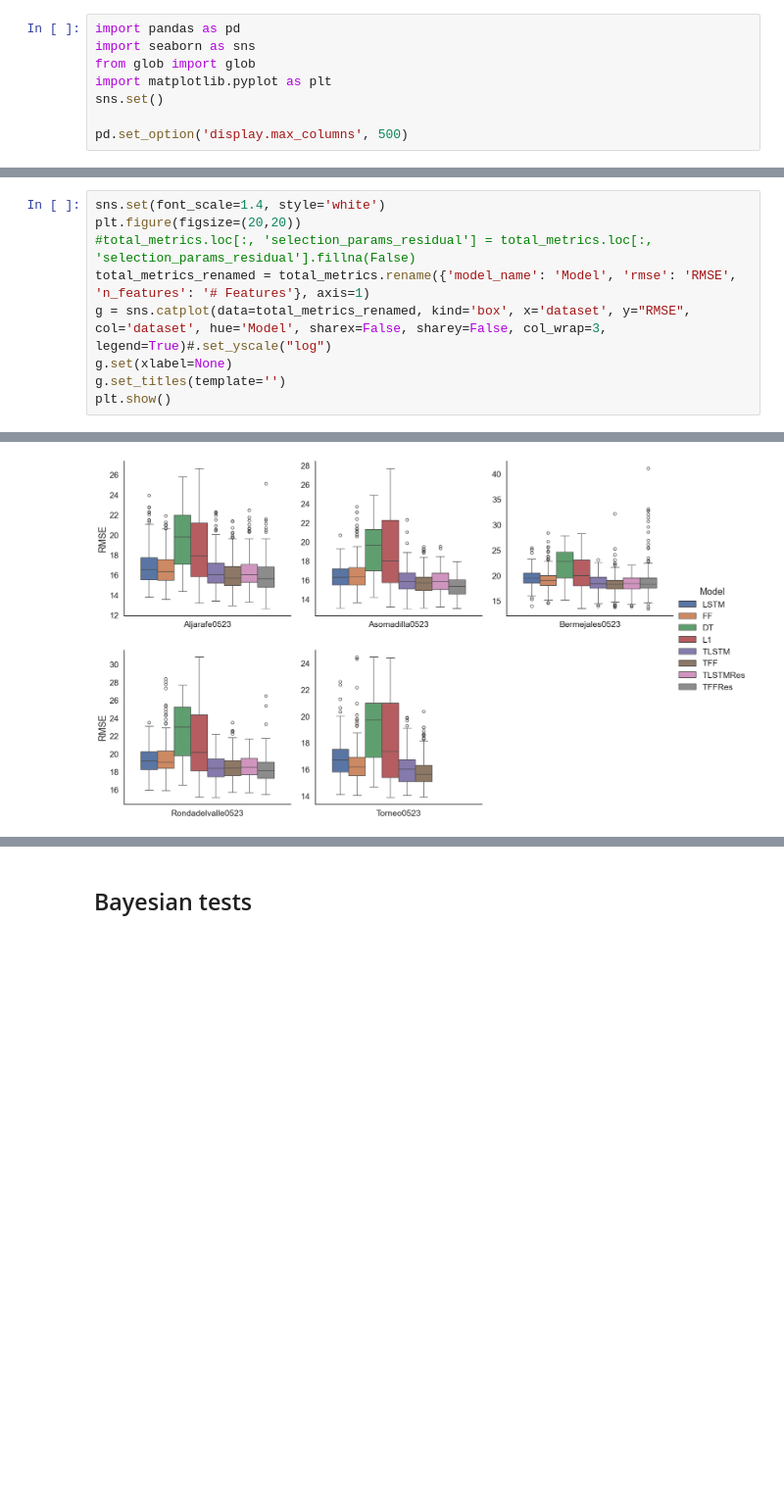
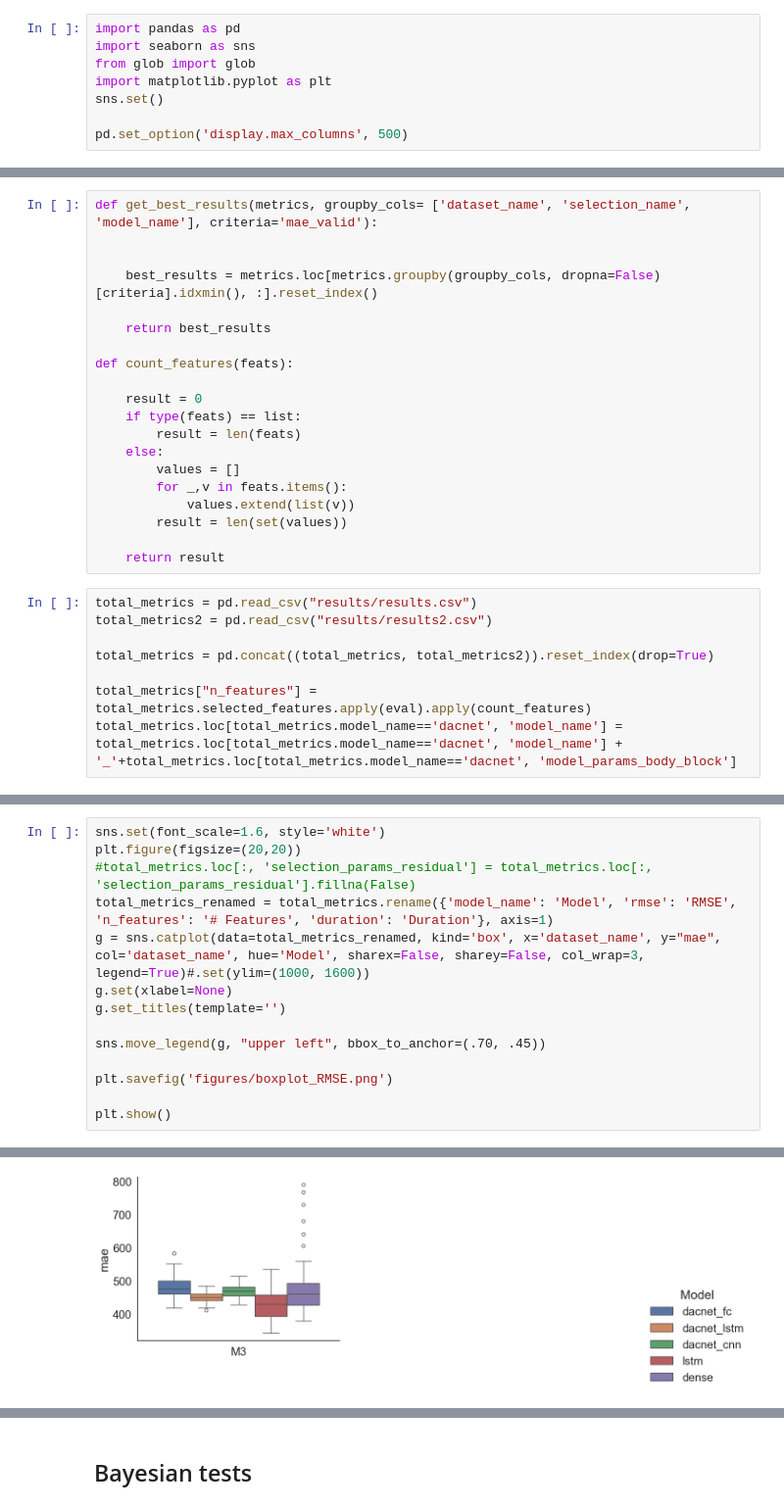
Before and after one commit to manjimnav/ResSelNet, a Jupyter notebook: analysis.ipynb, the cells around one changed output, grey strips where cells are left out. Shown at 98% size. Saved outputs shown, nothing was run; the diff lists cells and outputs as text; blank space fills up the shorter version.

Commit message:
Integrated dacnet

```diff
--- a/analysis.ipynb
+++ b/analysis.ipynb
@@ -66,0 +9,28 @@ best_results.groupby(['dataset', 'model_name', 'dataset_params_test_year'], drop
+# %%
+def get_best_results(metrics, groupby_cols= ['dataset_name', 'selection_name', 'model_name'], criteria='mae_valid'):
+
+
+    best_results = metrics.loc[metrics.groupby(groupby_cols, dropna=False)[criteria].idxmin(), :].reset_index()
+
+    return best_results
+
+def count_features(feats):
+
+    result = 0
+    if type(feats) == list:
+        result = len(feats)
+    else:
+        values = []
+        for _,v in feats.items():
+            values.extend(list(v))
+        result = len(set(values))
+
+    return result
+# %%
+total_metrics = pd.read_csv("results/results.csv")
+total_metrics2 = pd.read_csv("results/results2.csv")
+
+total_metrics = pd.concat((total_metrics, total_metrics2)).reset_index(drop=True)
+
+total_metrics["n_features"] = total_metrics.selected_features.apply(eval).apply(count_features)
+total_metrics.loc[total_metrics.model_name=='dacnet', 'model_name'] = total_metrics.loc[total_metrics.model_name=='dacnet', 'model_name'] + '_'+total_metrics.loc[total_metrics.model_name=='dacnet', 'model_params_body_block']
@@ -67,13 +102,18 @@ best_results.groupby(['dataset', 'model_name', 'dataset_params_test_year'], drop
 # %%
-sns.set(font_scale=1.4, style='white')
+sns.set(font_scale=1.6, style='white')
 plt.figure(figsize=(20,20))
 #total_metrics.loc[:, 'selection_params_residual'] = total_metrics.loc[:, 'selection_params_residual'].fillna(False)
-total_metrics_renamed = total_metrics.rename({'model_name': 'Model', 'rmse': 'RMSE', 'n_features': '# Features'}, axis=1)
-g = sns.catplot(data=total_metrics_renamed, kind='box', x='dataset', y="RMSE", col='dataset', hue='Model', sharex=False, sharey=False, col_wrap=3, legend=True)#.set_yscale("log")
+total_metrics_renamed = total_metrics.rename({'model_name': 'Model', 'rmse': 'RMSE', 'n_features': '# Features', 'duration': 'Duration'}, axis=1)
+g = sns.catplot(data=total_metrics_renamed, kind='box', x='dataset_name', y="mae", col='dataset_name', hue='Model', sharex=False, sharey=False, col_wrap=3, legend=True)#.set(ylim=(1000, 1600))
 g.set(xlabel=None)
 g.set_titles(template='')
+
+sns.move_legend(g, "upper left", bbox_to_anchor=(.70, .45))
+
+plt.savefig('figures/boxplot_RMSE.png')
+
 plt.show()
 # %% [output]
 <Figure size 2000x2000 with 0 Axes>
-[figure, old version]
+[figure, new version]
 # %%
```
Also changed, not shown: parts of 15 cells of this notebook, 51 other files.
